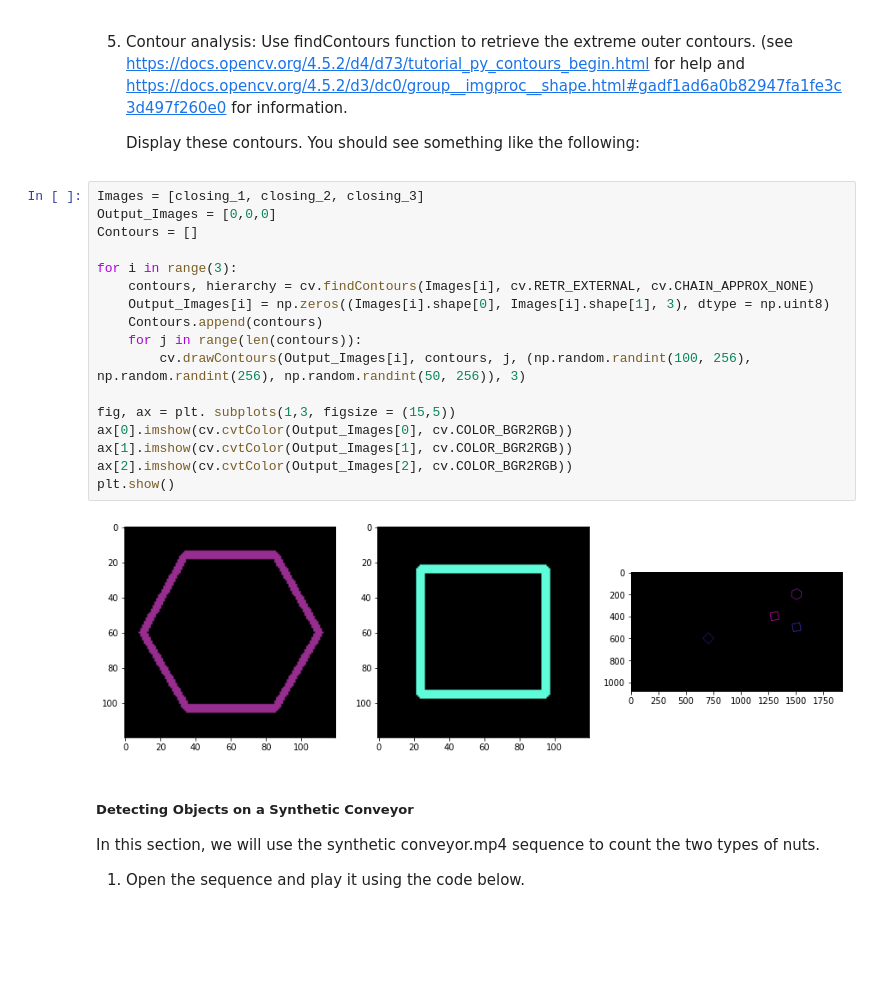
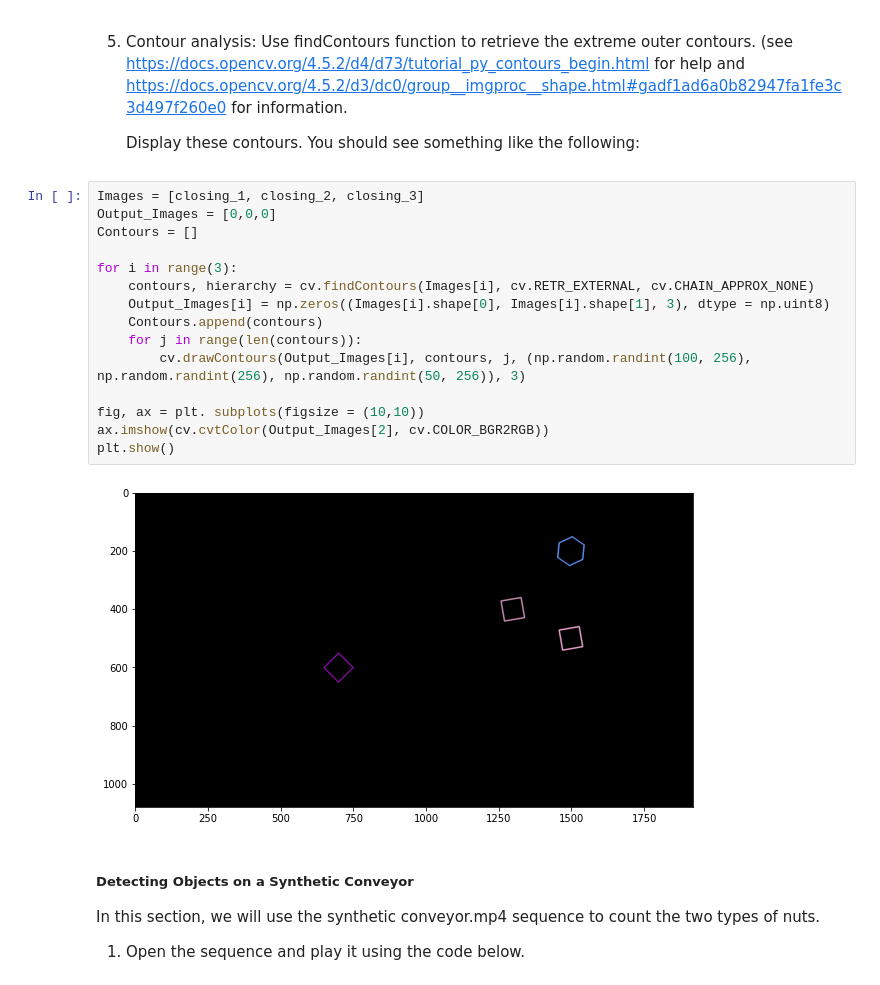
Before and after one commit to ayodyawkh/EN2550, a Jupyter notebook: Assignment_3/Assignment_3.ipynb, the cells around one changed output. Drawn from its saved outputs; the diff is of its cells as text; blank space fills up the shorter version.

```diff
--- a/Assignment_3/Assignment_3.ipynb
+++ b/Assignment_3/Assignment_3.ipynb
@@ -140,22 +140,20 @@ Image 2 Calculations
 # %%
 Images = [closing_1, closing_2, closing_3]
 Output_Images = [0,0,0]
 Contours = []
 
 for i in range(3):
     contours, hierarchy = cv.findContours(Images[i], cv.RETR_EXTERNAL, cv.CHAIN_APPROX_NONE)
     Output_Images[i] = np.zeros((Images[i].shape[0], Images[i].shape[1], 3), dtype = np.uint8)
     Contours.append(contours)
     for j in range(len(contours)):
         cv.drawContours(Output_Images[i], contours, j, (np.random.randint(100, 256), np.random.randint(256), np.random.randint(50, 256)), 3)
 
-fig, ax = plt. subplots(1,3, figsize = (15,5))
-ax[0].imshow(cv.cvtColor(Output_Images[0], cv.COLOR_BGR2RGB))
-ax[1].imshow(cv.cvtColor(Output_Images[1], cv.COLOR_BGR2RGB))
-ax[2].imshow(cv.cvtColor(Output_Images[2], cv.COLOR_BGR2RGB))
+fig, ax = plt. subplots(figsize = (10,10))
+ax.imshow(cv.cvtColor(Output_Images[2], cv.COLOR_BGR2RGB))
 plt.show()
 # %% [output]
-[figure, old version]
+[figure, new version]
 # %% [markdown]
 ##### <b>Detecting Objects on a Synthetic Conveyor </b>
 In this section, we will use the synthetic conveyor.mp4 sequence to count the two types of nuts.
```
Also changed, not shown: parts of 2 cells of this notebook, 1 other file.
